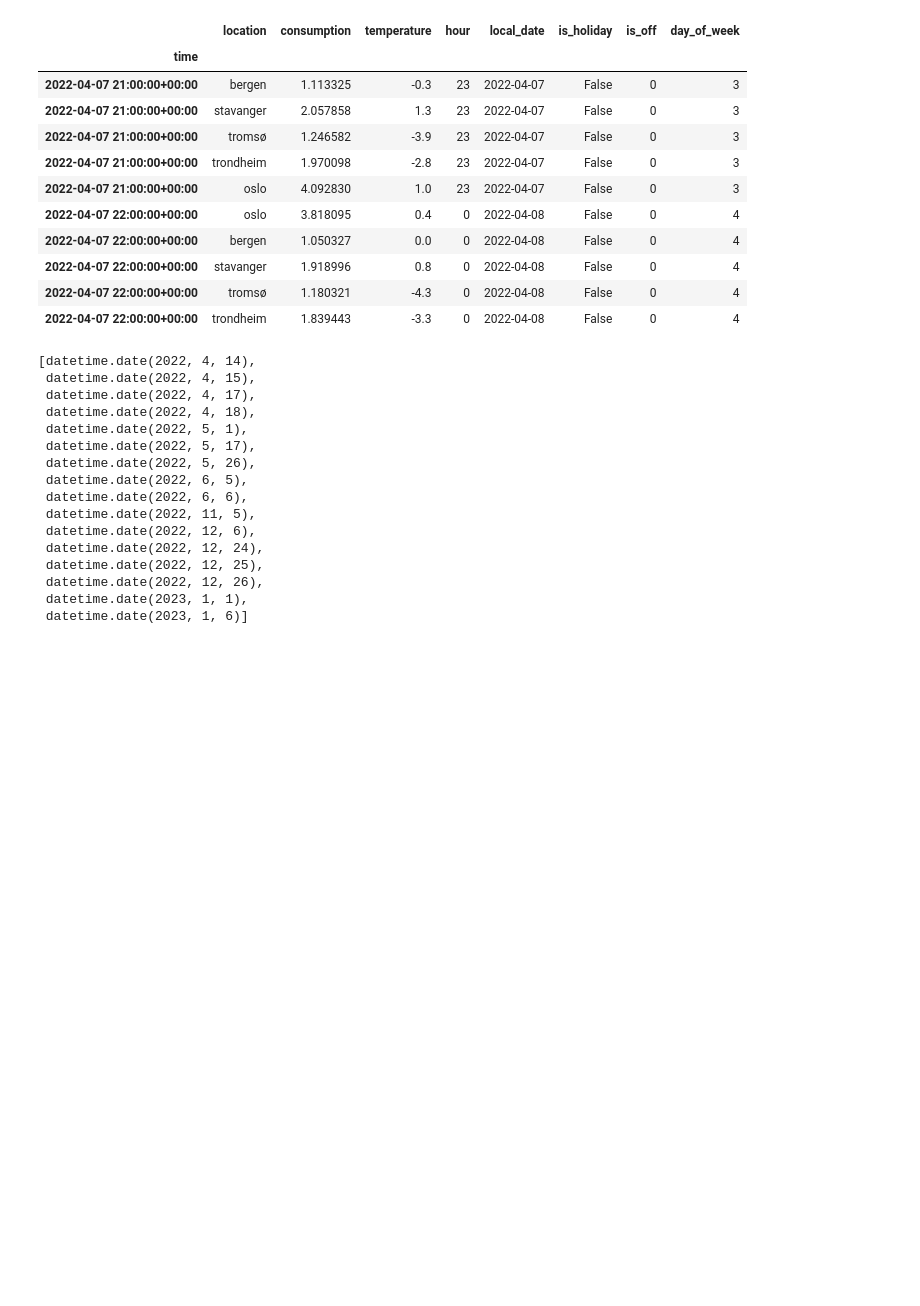
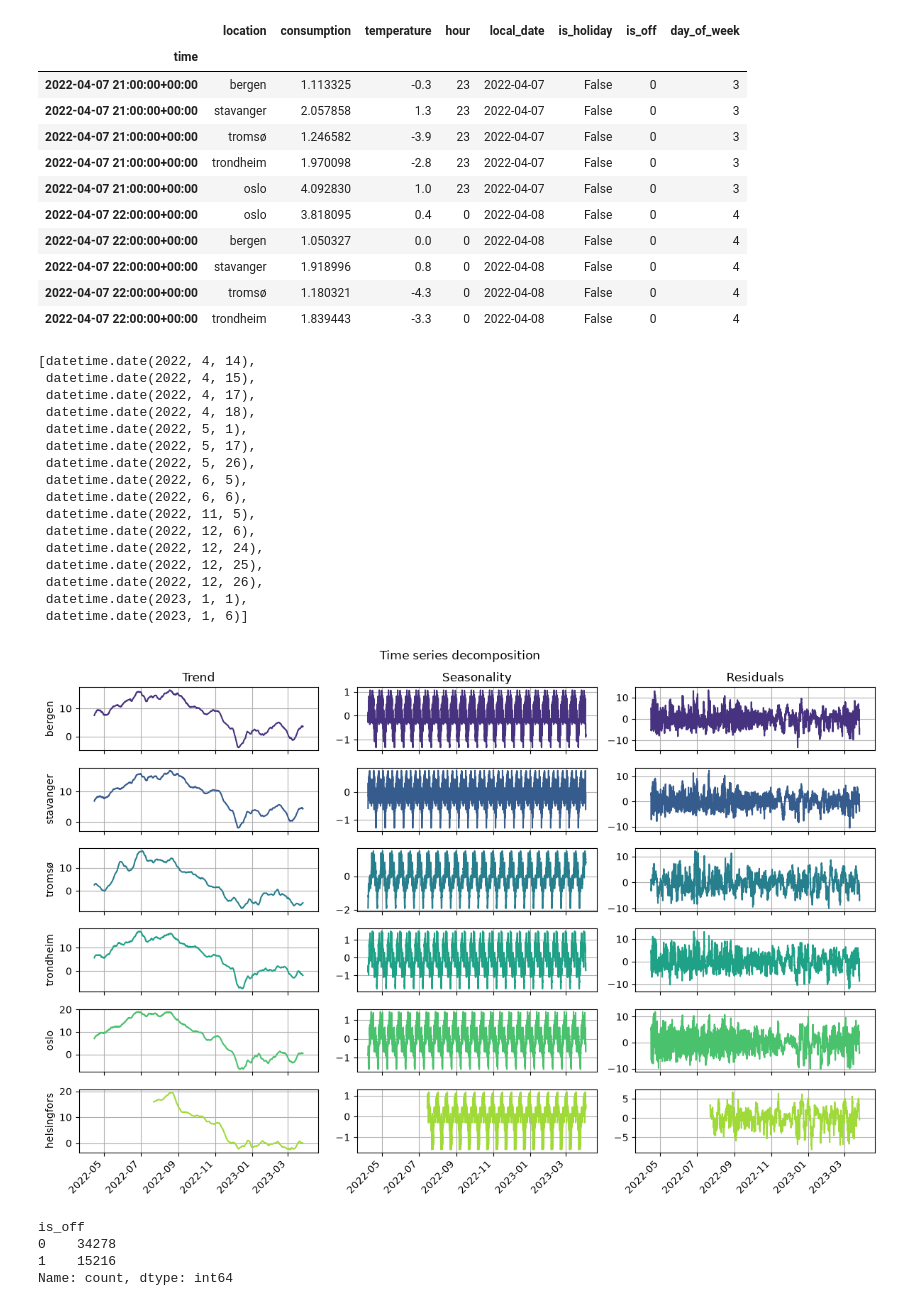
Before and after one commit to LukaAgostini/Aneo_group_project, a Jupyter notebook: EDA.ipynb, the cells around one changed output. Drawn from its saved outputs; the diff is of its cells as text; code cells hidden in the pictures; blank space fills up the shorter version.

```diff
--- a/EDA.ipynb
+++ b/EDA.ipynb
@@ -303,3 +303,62 @@ df.loc[df['is_holiday'], 'local_date'].drop_duplicates().sort_values().dt.date.t
  datetime.date(2022, 12, 26),
  datetime.date(2023, 1, 1),
  datetime.date(2023, 1, 6)]
+# %%
+# Consumption time sereis decomposiont (for each city)
+
+# get the city name
+cities = df['location'].unique()
+
+# color palette
+palette = sns.color_palette('viridis', len(cities))
+
+# creating a grid 6x3
+#   6: cities
+#   3: components
+fig, ax = plt.subplots(6,3, figsize=(12, 8), sharex=True)
+
+for i, city in enumerate(cities):
+
+    # get city data
+    df_city = df[df['location'] == city].copy()
+
+    # time series decomposiotion
+    decomposition = seasonal_decompose(df_city['temperature'], model='additive', period=365)
+    trend = decomposition.trend
+    seasonal = decomposition.seasonal
+    resid = decomposition.resid
+
+    # getting city color from the palette
+    color = palette[i]
+
+    # plot of the 3 components
+    #   trend
+    ax[i, 0].plot(trend.index, trend, color=color)
+    ax[i, 0].set_ylabel(f'{city}')
+    ax[i, 0].grid()
+    # sesonality
+    ax[i, 1].plot(seasonal.index, seasonal, color=color)
+    ax[i, 1].grid()
+    # residuals
+    ax[i, 2].plot(resid.index, resid, color=color)
+    ax[i, 2].grid()
+
+# titles
+ax[0, 0].set_title('Trend')
+ax[0, 1].set_title('Seasonality')
+ax[0, 2].set_title('Residuals')
+
+fig.autofmt_xdate(rotation=45, ha='right')
+
+fig.suptitle('Time series decomposition')
+plt.tight_layout()
+plt.show()
+# %% [output]
+[figure, added]
+# %%
+df.is_off.value_counts()
+# %% [output]
+is_off
+0    34278
+1    15216
+Name: count, dtype: int64
```
Also changed, not shown: parts of 4 cells of this notebook.
